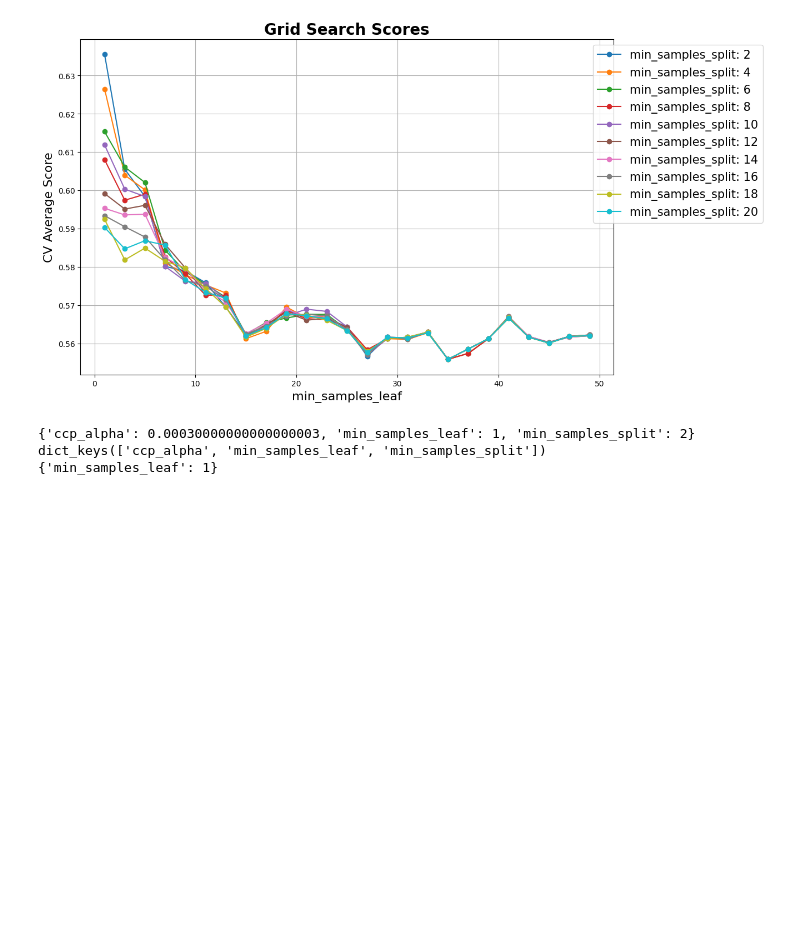
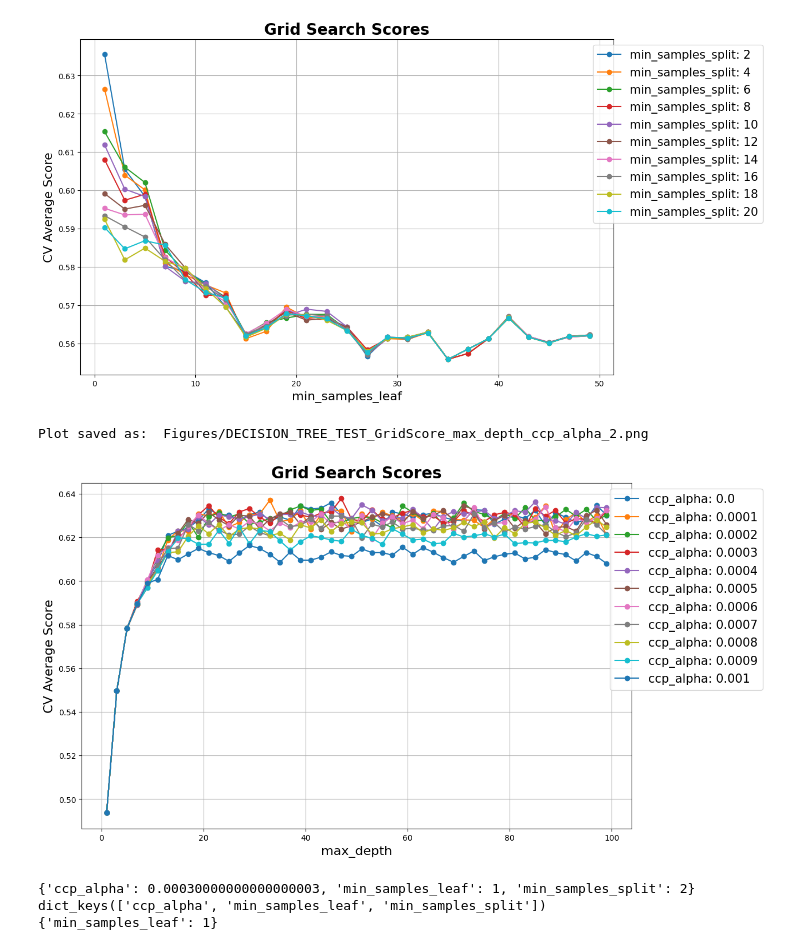
Before and after one commit to Inquisitive-ME/SupervisedLearning_Project_Code, a Jupyter notebook: DecisionTrees/wine_decision_trees_analysis.ipynb, the cells around one changed output. Saved outputs shown, nothing was run; the diff lists cells and outputs as text; code cells hidden in the pictures; blank space fills up the shorter version.

```diff
--- a/DecisionTrees/wine_decision_trees_analysis.ipynb
+++ b/DecisionTrees/wine_decision_trees_analysis.ipynb
@@ -301,6 +306,12 @@ plot_grid_search(gs_results.cv_results_, 'min_samples_leaf', 'min_samples_split'
 # %% [output]
 Plot saved as:  Figures/DECISION_TREE_TESTGridScore_min_samples_leaf_min_samples_split_4.png
 [figure]
+# %%
+mean_score_limit=0.61
+plot_grid_search(gs_results.cv_results_, 'max_depth', 'ccp_alpha',mean_score_limit)
+# %% [output]
+Plot saved as:  Figures/DECISION_TREE_TEST_GridScore_max_depth_ccp_alpha_2.png
+[figure, added]
 # %%
 print(gs.best_params_)
 print(gs.cv_results_['params'][0].keys())
```
Also changed, not shown: parts of 6 cells of this notebook, 3 other files.
